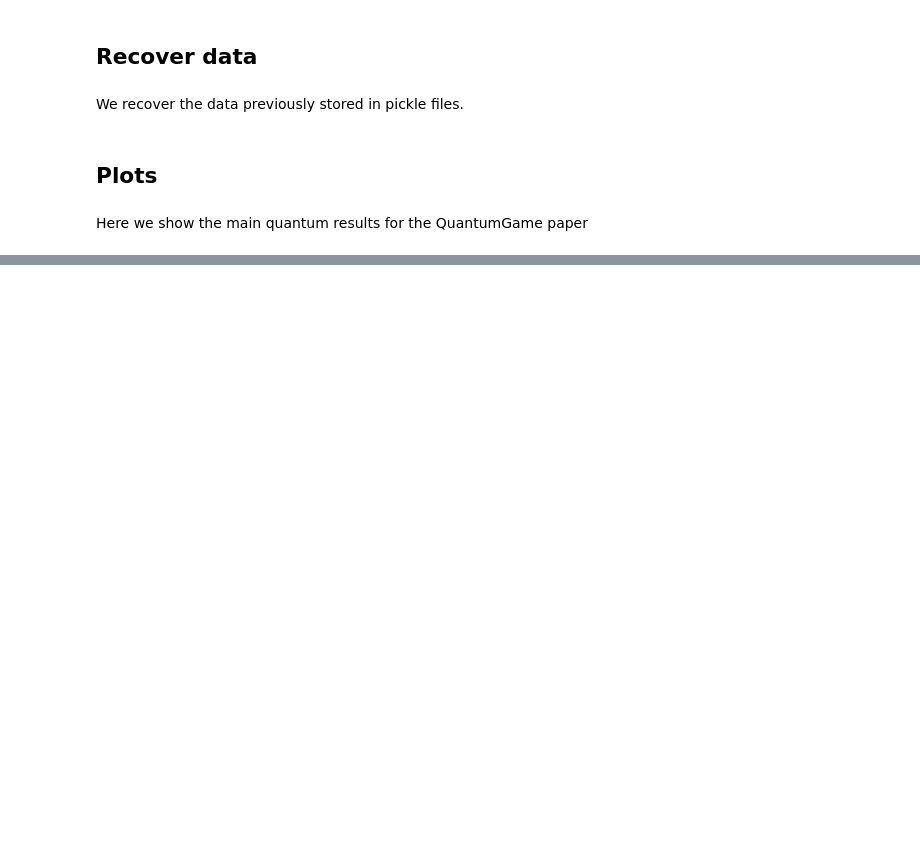
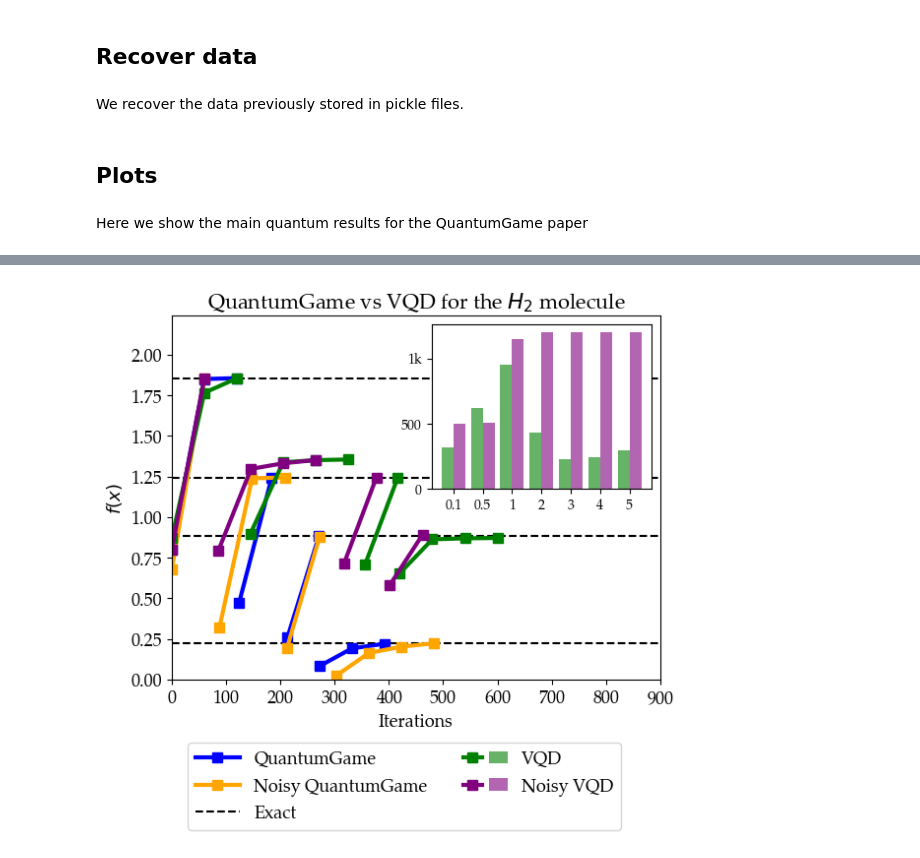
Before and after one commit to Raijeku/quantum-eigengame, a Jupyter notebook: EigenGame_quantum_experiments.ipynb, the cells around one changed output, grey strips where cells are left out. Saved outputs shown, nothing was run; the diff lists cells and outputs as text; code cells hidden in the pictures; blank space fills up the shorter version.

```diff
--- a/EigenGame_quantum_experiments.ipynb
+++ b/EigenGame_quantum_experiments.ipynb
@@ -1391,0 +1760,90 @@ plt.savefig(current_dir + 'quantumgame_vqd.png', bbox_inches='tight')
+# %%
+colors = ['blue', 'orange', 'green', 'purple']
+granularity = 60
+markers = ['s', 's', 's', 's']
+markersize = 7.5
+linewidth = 3
+
+def range_func(vec, granularity):
+  if len(vec)>=granularity:
+    new_vec = vec[::granularity]
+    #new_vec = vec[len(vec)::-granularity][::-1]
+  else:
+    new_vec = [vec[0], vec[-1]]
+
+  return new_vec
+
+vqd_costs_vec = vqd_costs_vec_beta[1]
+vqd_costs_vec_10k = vqd_costs_vec_10k_beta[1]
+vqd_steps_vec = vqd_steps_vec_beta[1]
+vqd_steps_vec_10k = vqd_steps_vec_10k_beta[1]
+
+costs_vec_granular = [range_func(costs_vec[i], granularity) for i in range(len(costs_vec))]
+costs_vec_10k_granular = [range_func(costs_vec_10k[i], granularity) for i in range(len(costs_vec))]
+vqd_costs_vec_granular = [range_func(vqd_costs_vec[i], granularity) for i in range(len(costs_vec))]
+vqd_costs_vec_10k_granular = [range_func(vqd_costs_vec_10k[i], granularity) for i in range(len(costs_vec))]
+
+plt.rcParams["font.family"] = "Palatino"
+plt.rcParams["font.size"] = 13
+plt.title(r'QuantumGame vs VQD for the $H_2$ molecule')
+plt.xlabel('Iterations')
+plt.ylabel(r'$f(x)$')
+
+plt.plot([], linestyle='-', label='QuantumGame', color=colors[0], linewidth=linewidth, marker=markers[0], markersize=markersize)
+plt.plot([], linestyle='-', label='Noisy QuantumGame', color=colors[1], linewidth=linewidth, marker=markers[1], markersize=markersize)
+plt.plot([], linestyle='-', label='VQD', color=colors[2], linewidth=linewidth, marker=markers[2], markersize=markersize)
+plt.plot([], linestyle='-', label='Noisy VQD', color=colors[3], linewidth=linewidth, marker=markers[3], markersize=markersize)
+plt.plot([], linestyle='--', label='Exact', color='black')
+
+plt.axhline(exact_eigvals[0], linestyle='--', color='black')
+plt.axhline(exact_eigvals[1], linestyle='--', color='black')
+plt.axhline(exact_eigvals[2], linestyle='--', color='black')
+plt.axhline(exact_eigvals[3], linestyle='--', color='black')
+
+plt.plot(range_func([i for i in range(0, steps_vec[0])], granularity), costs_vec_granular[0], color=colors[0], linewidth=linewidth, marker=markers[0], markersize=markersize)
+plt.plot(range_func([i for i in range(0, steps_vec_10k[0])], granularity), costs_vec_10k_granular[0], color=colors[1], linewidth=linewidth, marker=markers[1], markersize=markersize)
+plt.plot(range_func([i for i in range(0, vqd_steps_vec[0])], granularity), vqd_costs_vec_granular[0], color=colors[2], linewidth=linewidth, marker=markers[2], markersize=markersize)
+plt.plot(range_func([i for i in range(0,vqd_steps_vec_10k[0])], granularity), vqd_costs_vec_10k_granular[0], color=colors[3], linewidth=linewidth, marker=markers[3], markersize=markersize)
+
+plt.plot(range_func([i for i in range(steps_vec[0], sum(steps_vec[:2]))], granularity), costs_vec_granular[1], color=colors[0], linewidth=linewidth, marker=markers[0], markersize=markersize)
+plt.plot(range_func([i for i in range(steps_vec_10k[0], sum(steps_vec_10k[:2]))], granularity), costs_vec_10k_granular[1], color=colors[1], linewidth=linewidth, marker=markers[1], markersize=markersize)
+plt.plot(range_func([i for i in range(vqd_steps_vec[0], sum(vqd_steps_vec[:2]))], granularity), vqd_costs_vec_granular[1], color=colors[2], linewidth=linewidth, marker=markers[2], markersize=markersize)
+plt.plot(range_func([i for i in range(vqd_steps_vec_10k[0], sum(vqd_steps_vec_10k[:2]))], granularity), vqd_costs_vec_10k_granular[1], color=colors[3], linewidth=linewidth, marker=markers[3], markersize=markersize)
+
+plt.plot(range_func([i for i in range(sum(steps_vec[:2]), sum(steps_vec[:3]))], granularity), costs_vec_granular[2], color=colors[0], linewidth=linewidth, marker=markers[0], markersize=markersize)
+plt.plot(range_func([i for i in range(sum(steps_vec_10k[:2]), sum(steps_vec_10k[:3]))], granularity), costs_vec_10k_granular[2], color=colors[1], linewidth=linewidth, marker=markers[1], markersize=markersize)
+plt.plot(range_func([i for i in range(sum(vqd_steps_vec[:2]), sum(vqd_steps_vec[:3]))], granularity), vqd_costs_vec_granular[2], color=colors[2], linewidth=linewidth, marker=markers[2], markersize=markersize)
+plt.plot(range_func([i for i in range(sum(vqd_steps_vec_10k[:2]), sum(vqd_steps_vec_10k[:3]))], granularity), vqd_costs_vec_10k_granular[2], color=colors[3], linewidth=linewidth, marker=markers[3], markersize=markersize)
+
+plt.plot(range_func([i for i in range(sum(steps_vec[:3]), sum(steps_vec[:4]))], granularity), costs_vec_granular[3], color=colors[0], linewidth=linewidth, marker=markers[0], markersize=markersize)
+plt.plot(range_func([i for i in range(sum(steps_vec_10k[:3]), sum(steps_vec_10k[:4]))], granularity), costs_vec_10k_granular[3], color=colors[1], linewidth=linewidth, marker=markers[1], markersize=markersize)
+plt.plot(range_func([i for i in range(sum(vqd_steps_vec[:3]), sum(vqd_steps_vec[:4]))], granularity), vqd_costs_vec_granular[3], color=colors[2], linewidth=linewidth, marker=markers[2], markersize=markersize)
+plt.plot(range_func([i for i in range(sum(vqd_steps_vec_10k[:3]), sum(vqd_steps_vec_10k[:4]))], granularity), vqd_costs_vec_10k_granular[3], color=colors[3], linewidth=linewidth, marker=markers[3], markersize=markersize)
+plt.ylim([0, 2.24])
+plt.xlim([0, 900])
+
+handles, labels = plt.gca().get_legend_handles_labels()
+
+axins = inset_axes(plt.gca(), width="45%", height="45%", loc="upper right", borderpad=0.5)
+axins.bar([i-0.2 for i in range(len(beta_vals))], total_steps_beta, 0.4, color='green', alpha=0.6, label='VQD')
+axins.bar([i+0.2 for i in range(len(beta_vals))], total_steps_10k_beta, 0.4, color='purple', alpha=0.6, label='Noisy VQD')
+axins.set_xticks([i for i in range(len(beta_vals))], [str(beta_val) for beta_val in beta_vals], fontsize=10)
+axins.set_yticks([0, 500, 1000], ['0', '500', '1k'], fontsize=10)
+
+handles_ins, labels_ins = axins.get_legend_handles_labels()
+order = [0, 1, 4]
+order_ins = [0, 1]
+plt.legend([handles[idx] for idx in order]+[(handles[2+idx], handles_ins[idx]) for idx in order_ins],
+           [labels[idx] for idx in order]+[labels_ins[idx] for idx in order_ins],
+           bbox_to_anchor=(0.9, -1.5),
+           ncol=2,
+           handler_map={
+            #Line2D: handler_line1,
+            tuple: HandlerTuple(ndivide=None)  # Automatically adjusts based on the tuple of handles
+           },
+           handlelength=2.5);
+
+plt.savefig(current_dir + 'quantumgame_vqd.pdf', bbox_inches='tight')
+plt.savefig(current_dir + 'quantumgame_vqd.png', bbox_inches='tight')
+# %% [output]
+[figure, added]
```
Also changed, not shown: parts of 24 cells of this notebook.
